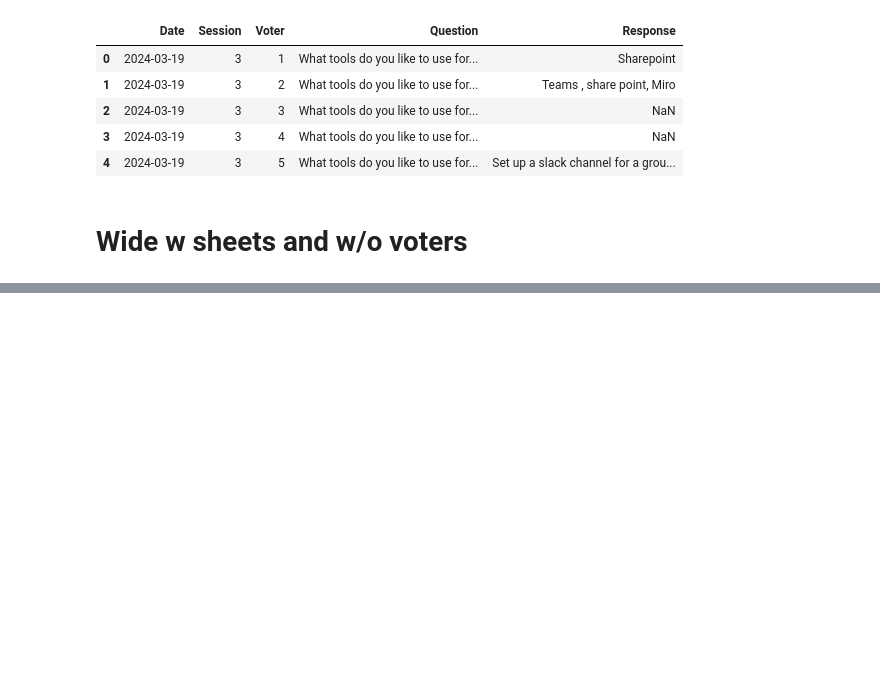
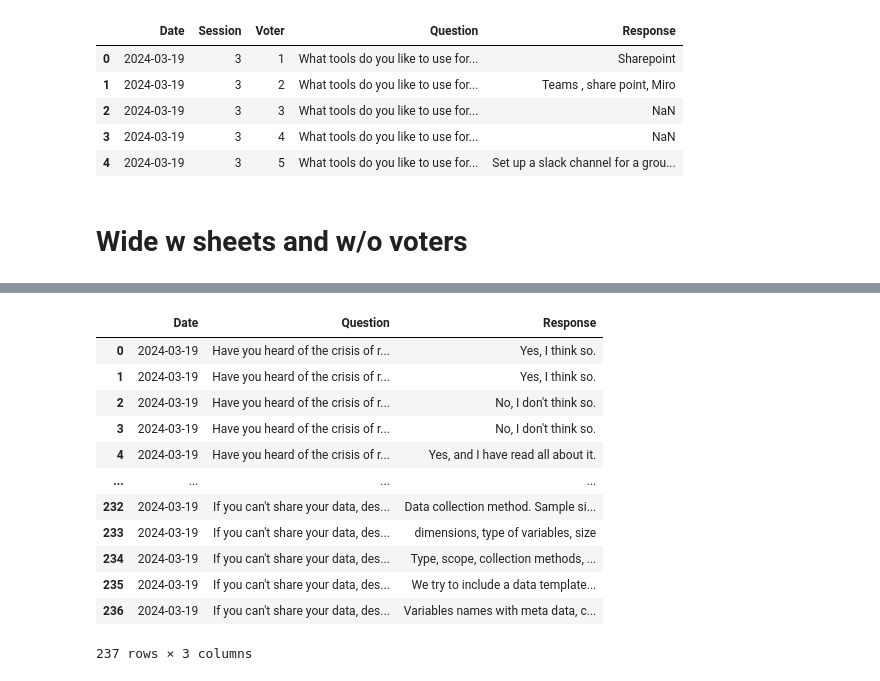
Before and after one commit to UKDataServiceOpen/Coding_in_public, a Jupyter notebook: Data_cleaning.ipynb, the cells around one changed output, grey strips where cells are left out. Drawn from its saved outputs; the diff is of its cells as text; code cells hidden in the pictures; blank space fills up the shorter version.

```diff
--- a/Data_cleaning.ipynb
+++ b/Data_cleaning.ipynb
@@ -330,0 +329,21 @@ long_df3 = long_df3.dropna(subset=['Response'])
+# %%
+# Concatenate into one big df
+
+combined_df = pd.concat([long_df, long_df2, long_df3])
+combined_df.reset_index(drop = True, inplace = True)
+# %%
+combined_df
+# %% [output]
+|  | Date | Question | Response |
+| 0 | 2024-03-19 | Have you heard of the crisis of r... | Yes, I think so. |
+| 1 | 2024-03-19 | Have you heard of the crisis of r... | Yes, I think so. |
+| 2 | 2024-03-19 | Have you heard of the crisis of r... | No, I don't think so. |
+| 3 | 2024-03-19 | Have you heard of the crisis of r... | No, I don't think so. |
+| 4 | 2024-03-19 | Have you heard of the crisis of r... | Yes, and I have read all about it. |
+| ... | ... | ... | ... |
+| 232 | 2024-03-19 | If you can't share your data, des... | Data collection method. Sample si... |
+| 233 | 2024-03-19 | If you can't share your data, des... | dimensions, type of variables, size |
+| 234 | 2024-03-19 | If you can't share your data, des... | Type, scope, collection methods, ... |
+| 235 | 2024-03-19 | If you can't share your data, des... | We try to include a data template... |
+| 236 | 2024-03-19 | If you can't share your data, des... | Variables names with meta data, c... |
+237 rows × 3 columns
```
Also changed, not shown: parts of 12 cells of this notebook, 4 other files.
